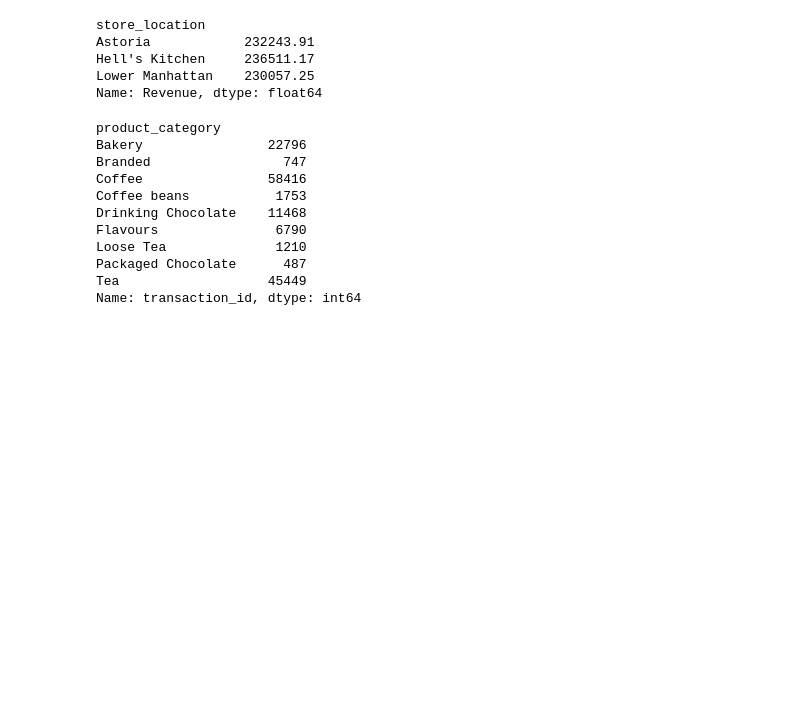
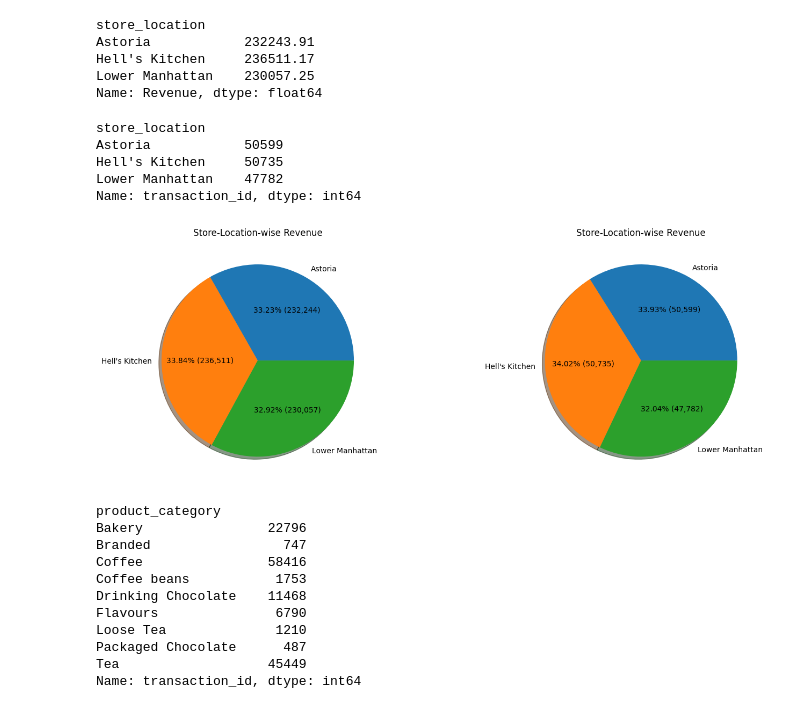
Before and after one commit to Akshay-Paunikar/Maven_Analytics_Challenges, a Jupyter notebook: Projects/Coffee_Shop_Sales/Coffee_Shop_Sales.ipynb, the cells around one changed output. Cells and saved outputs as stored; diff of their text form; code cells hidden in the pictures; blank space fills up the shorter version.

Commit message:
Coffee Shop Sales - Store-Location-wise Transactions & Revenue

```diff
--- a/Projects/Coffee_Shop_Sales/Coffee_Shop_Sales.ipynb
+++ b/Projects/Coffee_Shop_Sales/Coffee_Shop_Sales.ipynb
@@ -190,6 +190,46 @@ Astoria            232243.91
 Hell's Kitchen     236511.17
 Lower Manhattan    230057.25
 Name: Revenue, dtype: float64
+# %%
+# Store-Location-wise Transactions
+data.groupby(['store_location'])['transaction_id'].count()
+# %% [output]
+store_location
+Astoria            50599
+Hell's Kitchen     50735
+Lower Manhattan    47782
+Name: transaction_id, dtype: int64
+# %%
+plt.figure(figsize=(15,5))
+
+# Store-Location-wise Revenue
+
+ax1 = plt.subplot2grid((1,2),(0,0))
+
+DataStoreRev = data.groupby(['store_location'])['Revenue'].sum().values
+LabelStoreRev = data.groupby(['store_location'])['Revenue'].sum().index
+
+plt.pie(x=DataStoreRev, labels=LabelStoreRev,
+        autopct=lambda p : '{:.2f}% ({:,.0f})'.format(p,p * sum(DataStoreRev)/100), shadow=True)
+# plt.legend(LabelStoreRev, loc='best', title='Store Location')
+plt.title("Store-Location-wise Revenue")
+
+# Store-Location-wise Revenue
+
+ax2 = plt.subplot2grid((1,2),(0,1))
+
+DataStoreTran = data.groupby(['store_location'])['transaction_id'].count().values
+LabelStoreTran = data.groupby(['store_location'])['transaction_id'].count().index
+
+plt.pie(x=DataStoreTran, labels=LabelStoreTran,
+        autopct=lambda p : '{:.2f}% ({:,.0f})'.format(p,p * sum(DataStoreTran)/100), shadow=True)
+# plt.legend(LabelStoreTran, loc='best', title='Store Location')
+plt.title("Store-Location-wise Revenue")
+
+plt.tight_layout()
+plt.show()
+# %% [output]
+[figure, added]
 # %%
 # Transactions by Product-Category
 data.groupby(['product_category'])['transaction_id'].count()
```
